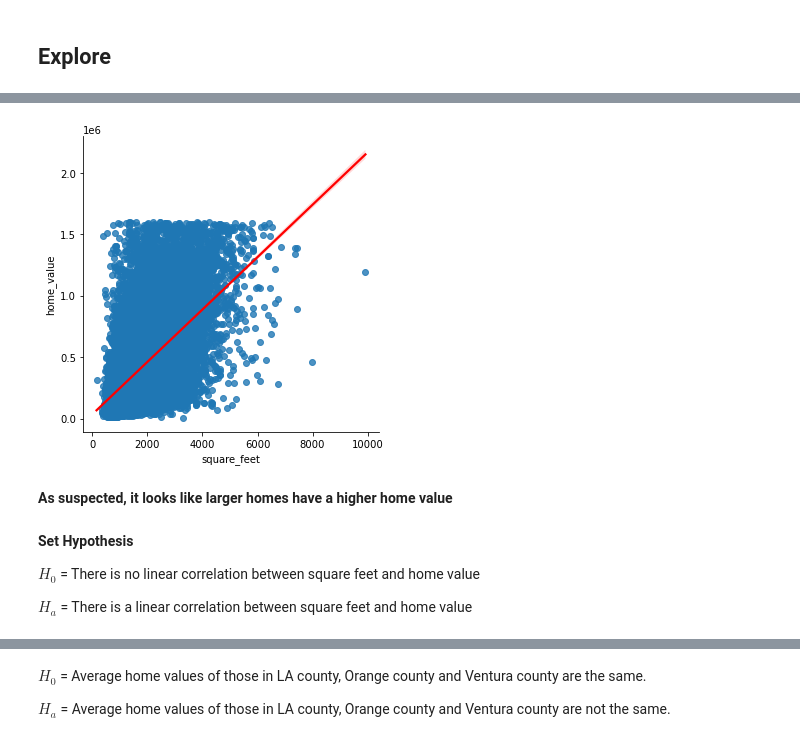
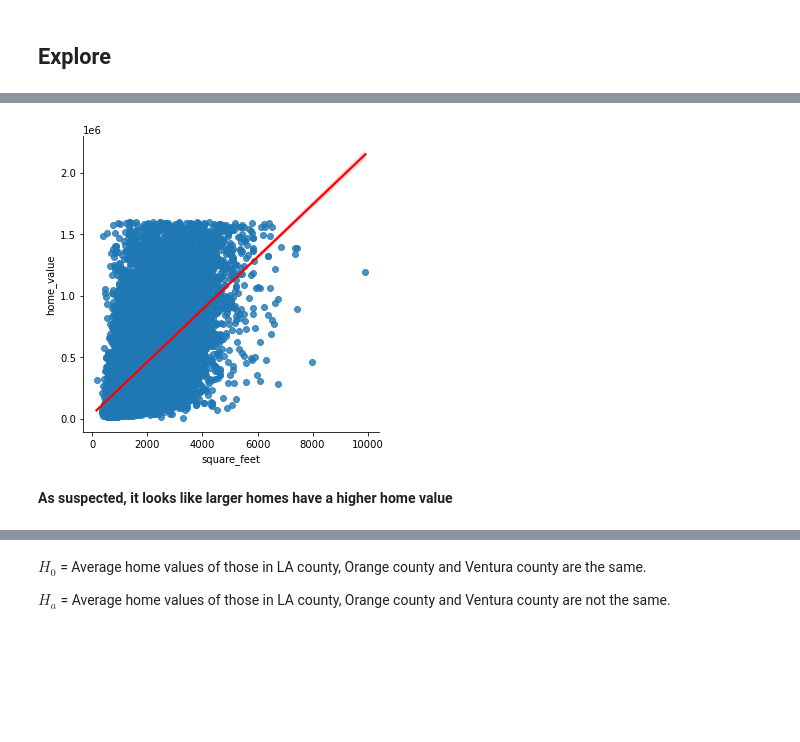
Before and after one commit to markydoug/zillow_project, a Jupyter notebook: report_draft1.ipynb, the cells around one changed output, grey strips where cells are left out. Cells and saved outputs as stored; diff of their text form; code cells hidden in the pictures; blank space fills up the shorter version.

```diff
--- a/report_draft1.ipynb
+++ b/report_draft1.ipynb
@@ -91,12 +93,6 @@ train_exp.head()
-# %%
-sns.lmplot('square_feet', 'home_value', data=train_exp, line_kws={'color':'red'});
-# %% [output]
-[figure, removed]
+# %%
+sns.lmplot('square_feet', 'home_value', data=train, line_kws={'color':'red'});
+# %% [output]
+[figure, added]
 # %% [markdown]
 **As suspected, it looks like larger homes have a higher home value**
-# %% [markdown]
-**Set Hypothesis**
-
-$H_0$ = There is no linear correlation between square feet and home value
-
-$H_a$ = There is a linear correlation between square feet and home value
```
Also changed, not shown: parts of 68 cells of this notebook.
